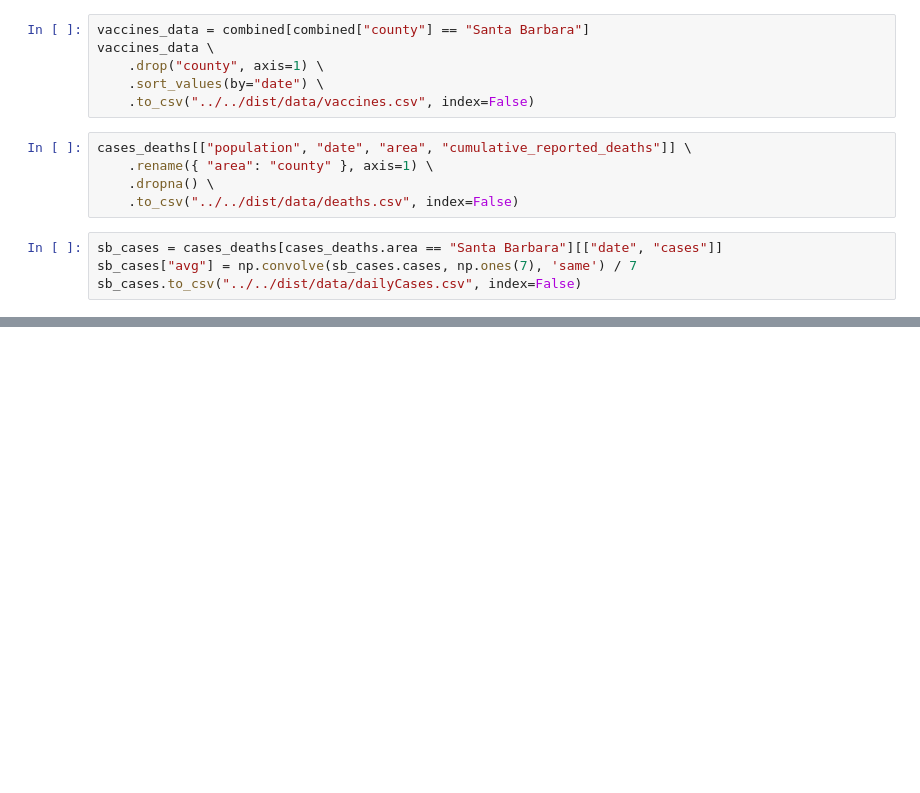
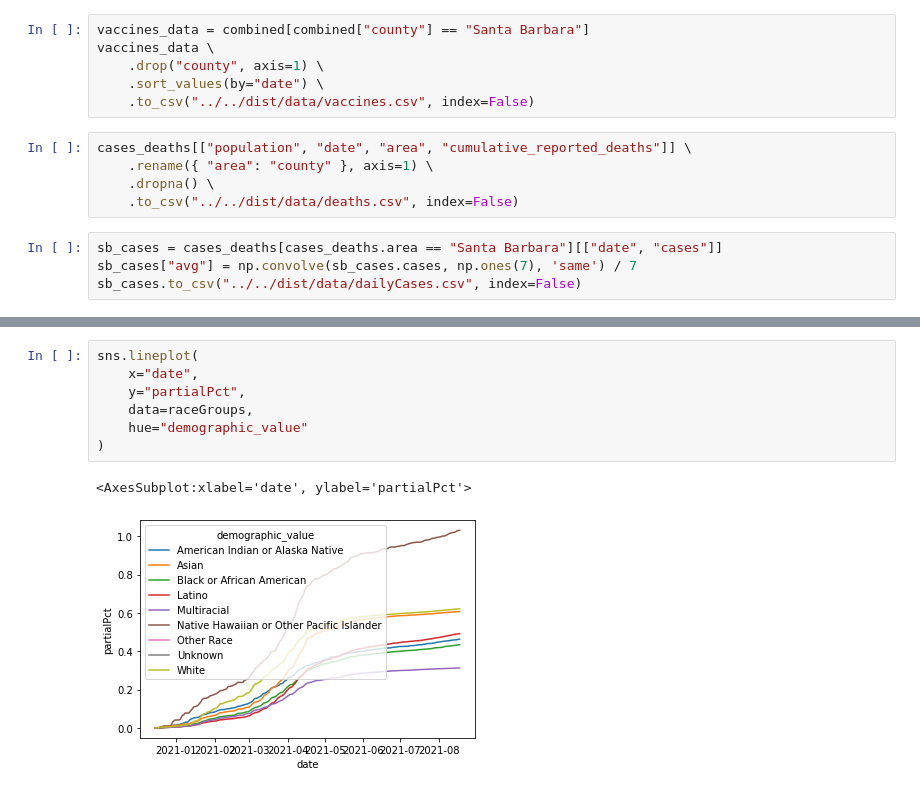
Before and after one commit to dailynexusdata/covid-dashboard, a Jupyter notebook: src/package/webscrape.ipynb, the cells around one changed output, grey strips where cells are left out. Cells and saved outputs as stored; diff of their text form; blank space fills up the shorter version.

```diff
--- a/src/package/webscrape.ipynb
+++ b/src/package/webscrape.ipynb
@@ -69,0 +130,10 @@ sb_cases.to_csv("../../dist/data/dailyCases.csv", index=False)
+# %%
+sns.lineplot(
+    x="date",
+    y="partialPct",
+    data=raceGroups,
+    hue="demographic_value"
+)
+# %% [output]
+<AxesSubplot:xlabel='date', ylabel='partialPct'>
+[figure, added]
```
Also changed, not shown: parts of 12 cells of this notebook, 2 other files.
